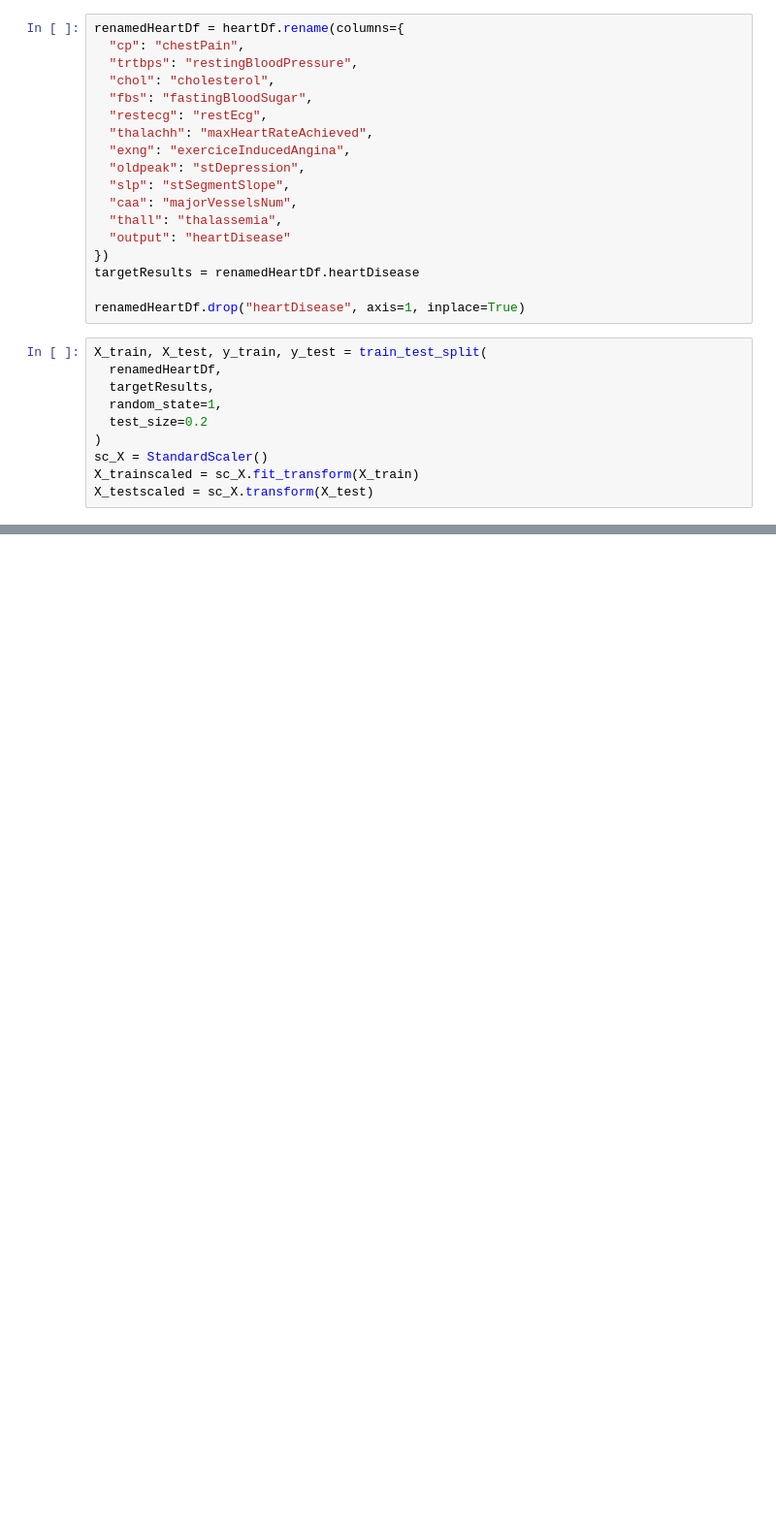
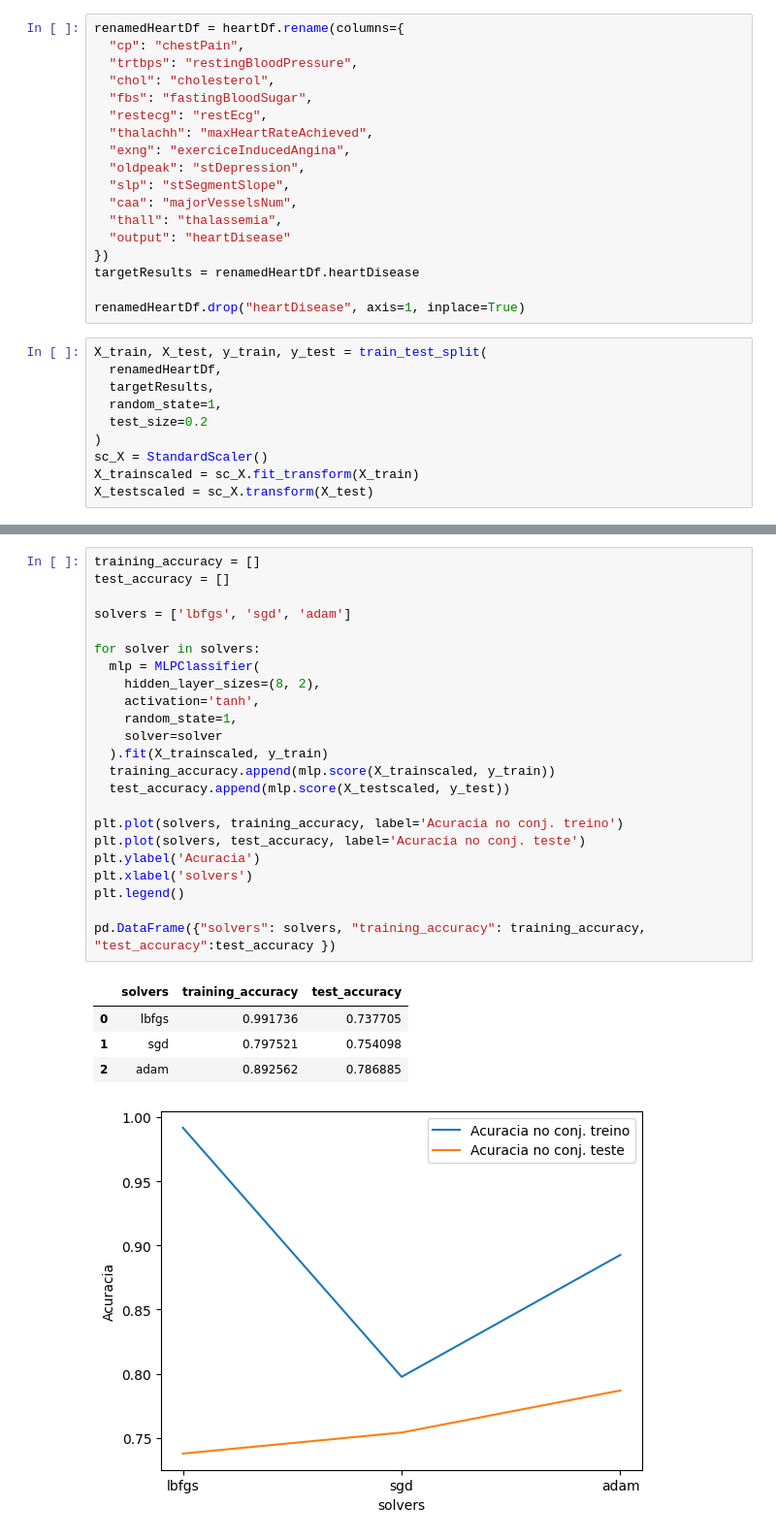
Before and after one commit to DanielSLucas/introducaoDataScience, a Jupyter notebook: praticando/heart attack/neuralNetwork.ipynb, the cells around one changed output, grey strips where cells are left out. Shown: that part at 97% size. Saved outputs shown, nothing was run; the diff lists cells and outputs as text; blank space fills up the shorter version.

```diff
--- a/praticando/heart attack/neuralNetwork.ipynb
+++ b/praticando/heart attack/neuralNetwork.ipynb
@@ -48,2 +77,31 @@ X_testscaled = sc_X.transform(X_test)
+# %%
+training_accuracy = []
+test_accuracy = []
+
+solvers = ['lbfgs', 'sgd', 'adam']
+
+for solver in solvers:
+  mlp = MLPClassifier(
+    hidden_layer_sizes=(8, 2),
+    activation='tanh',
+    random_state=1,
+    solver=solver
+  ).fit(X_trainscaled, y_train)
+  training_accuracy.append(mlp.score(X_trainscaled, y_train))
+  test_accuracy.append(mlp.score(X_testscaled, y_test))
+
+plt.plot(solvers, training_accuracy, label='Acuracia no conj. treino')
+plt.plot(solvers, test_accuracy, label='Acuracia no conj. teste')
+plt.ylabel('Acuracia')
+plt.xlabel('solvers')
+plt.legend()
+
+pd.DataFrame({"solvers": solvers, "training_accuracy": training_accuracy, "test_accuracy":test_accuracy })
+# %% [output]
+|  | solvers | training_accuracy | test_accuracy |
+| 0 | lbfgs | 0.991736 | 0.737705 |
+| 1 | sgd | 0.797521 | 0.754098 |
+| 2 | adam | 0.892562 | 0.786885 |
+[figure, added]
 # %%
 clf = MLPClassifier(
```
Also changed, not shown: parts of 4 cells of this notebook.
